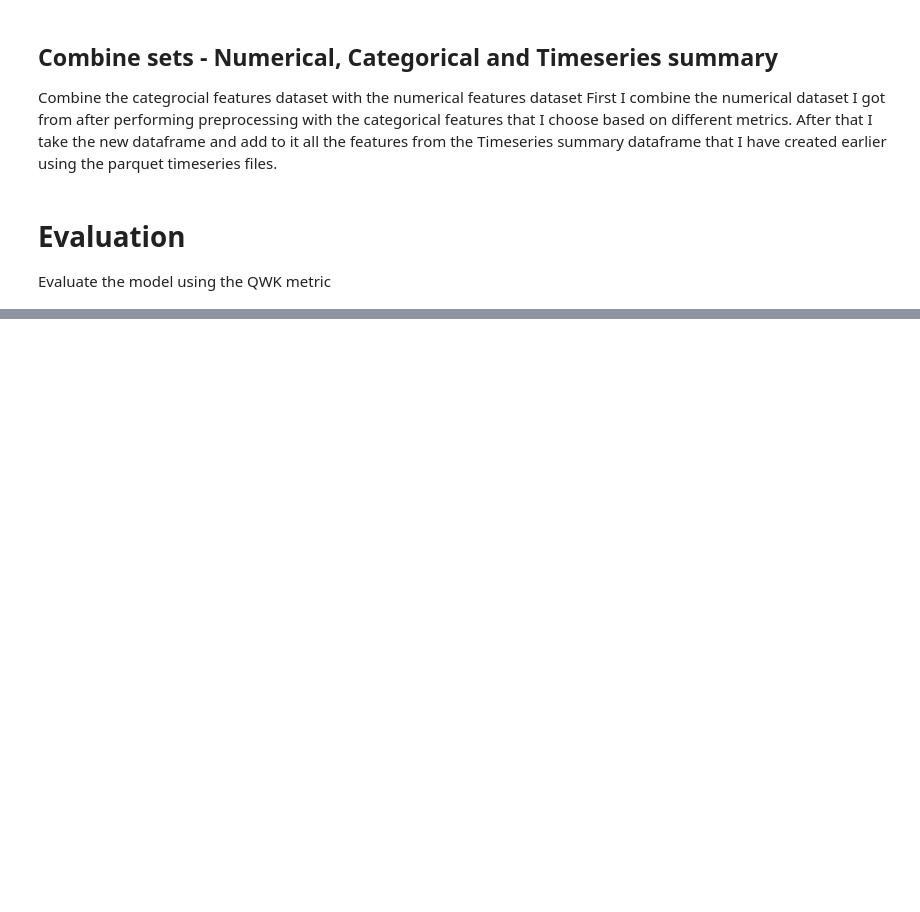
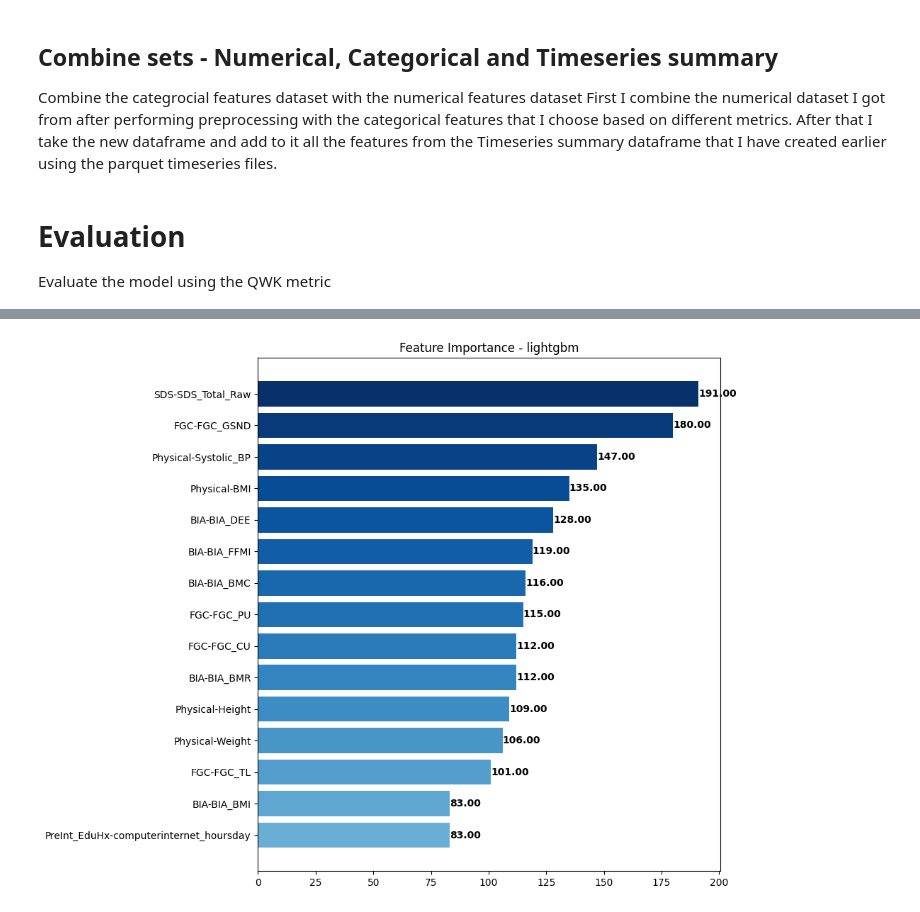
Before and after one commit to Idelsohn/Children-Internet-Use, a Jupyter notebook: notebooks/Kaggle_Submission.ipynb, the cells around one changed output, grey strips where cells are left out. Cells and saved outputs as stored; diff of their text form; code cells hidden in the pictures; blank space fills up the shorter version.

```diff
--- a/notebooks/Kaggle_Submission.ipynb
+++ b/notebooks/Kaggle_Submission.ipynb
@@ -472,0 +486,82 @@ Mean Validation QWK ---> 0.3768
+# %%
+def analyze_ensemble_model(ensemble_model, X, y, n_top_features=15):
+    feature_names = X.columns
+    all_importances = defaultdict(list)
+
+    def plot_feature_importance(importances, title, ax):
+        indices = np.argsort(importances)[-n_top_features:]
+        top_importances = importances[indices]
+        top_features = [feature_names[i] for i in indices]
+
+        colors = cm.Blues(np.linspace(0.5, 1, len(top_importances)))
+
+        bars = ax.barh(top_features, top_importances, color=colors)
+        ax.set_title(title)
+        ax.set_yticks(range(len(top_features)))
+        ax.set_yticklabels(top_features)
+
+        for bar, imp in zip(bars, top_importances):
+            ax.text(bar.get_width(), bar.get_y() + bar.get_height()/2, f'{imp:.2f}',
+                    ha='left', va='center', color='black', fontweight='bold')
+
+    def get_feature_importance(model):
+        if hasattr(model, 'feature_importances_'):
+            return model.feature_importances_
+        elif isinstance(model, LinearRegression):
+            return np.abs(model.coef_)
+        else:
+            return None
+
+    def get_shap_values(model, X):
+        if isinstance(model, (RandomForestRegressor)) or type(model).__name__ in ['LinearRegression','GradientBoostingRegressor','XGBRegressor', 'LGBMRegressor', 'CatBoostRegressor']:
+            explainer = shap.TreeExplainer(model)
+            return explainer.shap_values(X)
+
+    # Analysis for each model
+    for name, model in ensemble_model.named_estimators_.items():
+        fig, ax1 = plt.subplots(1, 1, figsize=(10, 8))
+
+        # Feature Importance Plot
+        importances = get_feature_importance(model)
+        if importances is not None:
+            plot_feature_importance(importances, f"Feature Importance - {name}", ax1)
+            for feature, importance in zip(feature_names, importances):
+                all_importances[feature].append(importance)
+        else:
+            ax1.text(0.5, 0.5, "Feature importance not available", ha='center', va='center')
+
+        plt.tight_layout()
+        plt.show()
+
+        # SHAP Values Beeswarm Plot
+        try:
+            shap_values = get_shap_values(model, X)
+            plt.figure(figsize=(10, 8))
+            shap.summary_plot(shap_values, X, plot_type="dot", max_display=n_top_features, show=False)
+            plt.show()
+        except Exception as e:
+            print(f"Error computing SHAP values for {name}: {e}")
+
+    # Compute average importance across all models
+    avg_importances = {feature: np.mean(importances) for feature, importances in all_importances.items()}
+    sorted_features = sorted(avg_importances.items(), key=lambda x: x[1], reverse=True)
+
+    # Get lists of most and least important features
+    most_important = [feature for feature, _ in sorted_features[:n_top_features]]
+    least_important = [feature for feature, _ in sorted_features[-n_top_features:]]
+
+    print("Most important features across all models:")
+    for i, feature in enumerate(most_important, 1):
+        print(f"{i}. {feature}")
+
+    print("\nLeast important features across all models:")
+    for i, feature in enumerate(least_important, 1):
+        print(f"{i}. {feature}")
+
+    return most_important, least_important
+
+# Usage
+fitted_model = voting_model.fit(train.drop(["sii"],axis=1), train["sii"])
+most_important, least_important = analyze_ensemble_model(fitted_model, train.drop(["sii"],axis=1), train["sii"])
+# %% [output]
+[figure, added]
```
Also changed, not shown: parts of 8 cells of this notebook, 3 other files.
